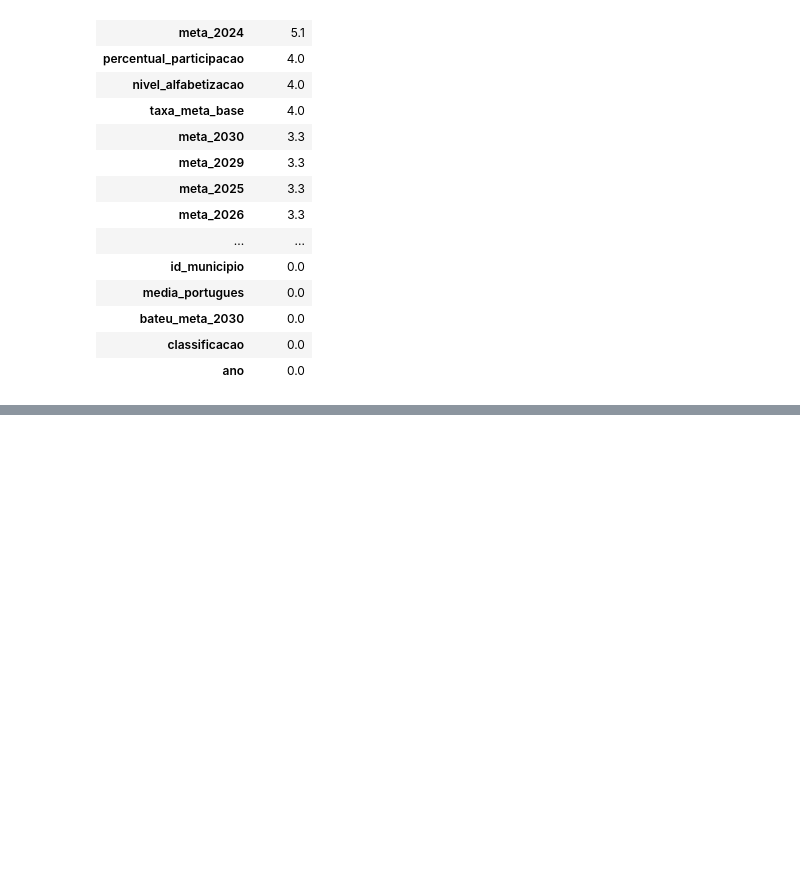
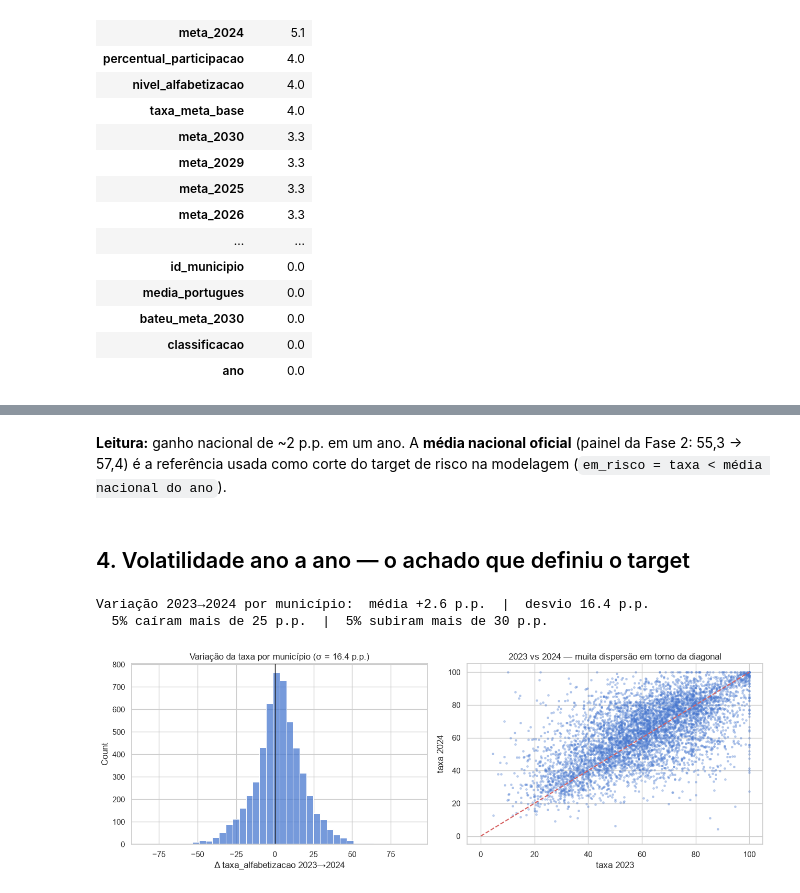
Before and after one commit to gabi-lopes/1IAST-Tech-Challenge-Fase3, a Jupyter notebook: notebooks/02_eda.ipynb, the cells around one changed output, grey strips where cells are left out. Cells and saved outputs as stored; diff of their text form; code cells hidden in the pictures; blank space fills up the shorter version.

```diff
--- a/notebooks/02_eda.ipynb
+++ b/notebooks/02_eda.ipynb
@@ -268,0 +168,24 @@ ano
+# %% [markdown]
+**Leitura:** ganho nacional de ~2 p.p. em um ano. A **média nacional oficial**
+(painel da Fase 2: 55,3 → 57,4) é a referência usada como corte do target de
+risco na modelagem (`em_risco = taxa < média nacional do ano`).
+# %% [markdown]
+## 4. Volatilidade ano a ano — o achado que definiu o target
+# %%
+w = gold.pivot_table(index="id_municipio", columns="ano", values="taxa_alfabetizacao")
+delta = (w[2024] - w[2023]).dropna()
+print(f"Variação 2023→2024 por município:  média {delta.mean():+.1f} p.p.  |  desvio {delta.std():.1f} p.p.")
+print(f"  5% caíram mais de {-delta.quantile(.05):.0f} p.p.  |  5% subiram mais de {delta.quantile(.95):.0f} p.p.")
+
+fig, axes = plt.subplots(1, 2, figsize=(13, 4.5))
+sns.histplot(delta, bins=40, ax=axes[0]); axes[0].axvline(0, color="k", lw=1)
+axes[0].set_title(f"Variação da taxa por município (σ = {delta.std():.1f} p.p.)")
+axes[0].set_xlabel("Δ taxa_alfabetizacao 2023→2024")
+axes[1].scatter(w[2023], w[2024], s=6, alpha=.3)
+axes[1].plot([0, 100], [0, 100], "r--"); axes[1].set_xlabel("taxa 2023"); axes[1].set_ylabel("taxa 2024")
+axes[1].set_title("2023 vs 2024 — muita dispersão em torno da diagonal")
+plt.tight_layout(); plt.show()
+# %% [output]
+Variação 2023→2024 por município:  média +2.6 p.p.  |  desvio 16.4 p.p.
+  5% caíram mais de 25 p.p.  |  5% subiram mais de 30 p.p.
+[figure, added]
```
Also changed, not shown: parts of 45 cells of this notebook, 32 other files.
